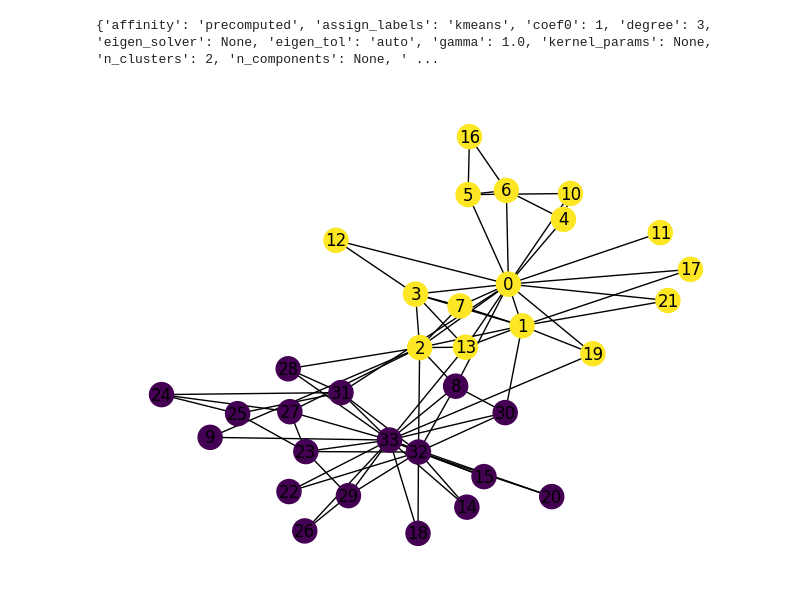
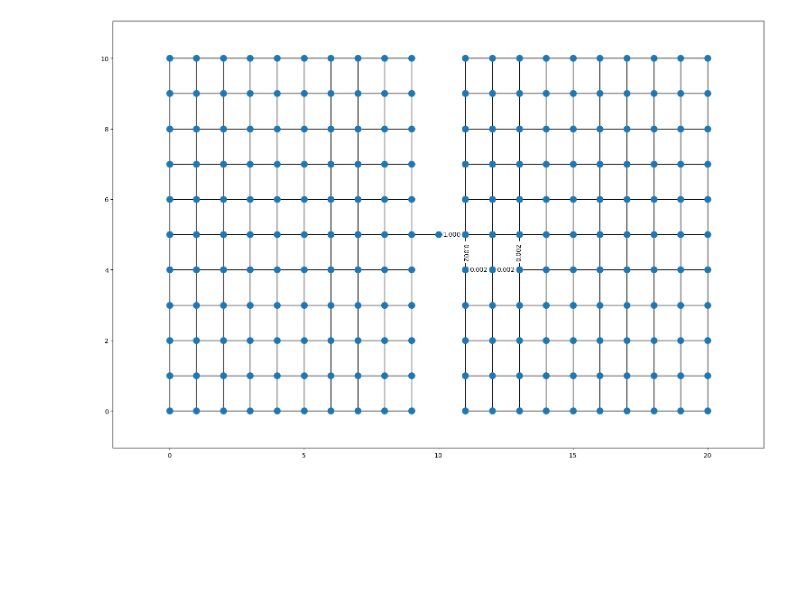
Before and after one commit to yamoling/marl, a Jupyter notebook: local-graph.ipynb, the cells around one changed output. Saved outputs shown, nothing was run; the diff lists cells and outputs as text; code cells hidden in the pictures; blank space fills up the shorter version.

Commit message:
Local graph OK

```diff
--- a/local-graph.ipynb
+++ b/local-graph.ipynb
@@ -157,23 +51,47 @@ ic| score: 0.020002000200020003
-# %%
-import numpy as np
-import networkx as nx
-from sklearn.cluster import SpectralClustering
-import matplotlib.pyplot as plt
-
-# Example graph
-G = nx.karate_club_graph()  # Using the famous Karate Club graph as an example
-A = nx.adjacency_matrix(G).todense()  # Adjacency matrix of the graph
-
-# Spectral clustering with 2 clusters
-sc = SpectralClustering(2, affinity="precomputed", n_init=100)
-params = sc.get_params(deep=True)
-print(params)
-labels = sc.fit_predict(A)
-
-# Visualize the clusters
-pos = nx.spring_layout(G)
-nx.draw(G, pos, node_color=labels, with_labels=True)
-plt.show()
-# %% [output]
-{'affinity': 'precomputed', 'assign_labels': 'kmeans', 'coef0': 1, 'degree': 3, 'eigen_solver': None, 'eigen_tol': 'auto', 'gamma': 1.0, 'kernel_params': None, 'n_clusters': 2, 'n_components': None, ' ...
-[figure, removed]
+# %%
+from collections import defaultdict
+
+graph = nx.Graph()
+vertex_positions = dict()
+edge_predictions = dict()
+hit_count = defaultdict(int)
+apparition_counts = defaultdict(int)
+
+for i in range(world.height):
+    for j in range(world.width):
+        from_state = WorldState([(i, j)], [], [True])
+        vertex_positions[from_state.agents_positions[0]] = (j, i)
+        try:
+            world.set_state(from_state)
+            for action in world.available_joint_actions():
+                if action == [Action.STAY]:
+                    continue
+                world.set_state(from_state)
+                world.step(action)
+                new_state = world.get_state()
+                edge = (state_hash(from_state, world), state_hash(new_state, world))
+
+                graph.add_edge(from_state.agents_positions[0], new_state.agents_positions[0])
+                hit_count[i, j] += finder.hit_count.get(edge, 0)
+                apparition_counts[i, j] += finder.apparition_count.get(edge, 0)
+                bottleneck_probability = finder.predict(edge)
+                if bottleneck_probability > 0:
+                    edge_predictions[from_state.agents_positions[0], new_state.agents_positions[0]] = f"{bottleneck_probability:.3f}"
+        except InvalidWorldStateError:
+            pass
+
+node_labels = dict()
+for key, hit_count in hit_count.items():
+    apparition_count = apparition_counts.get(key, 0)
+    node_labels[key] = f"{hit_count}/{apparition_count}"
+
+plt.figure(figsize=(15, 10))
+nx.draw_networkx_nodes(graph, pos=vertex_positions, label=False, node_size=100)
+nx.draw_networkx_edges(graph, pos=vertex_positions)
+nx.draw_networkx_edge_labels(graph, pos=vertex_positions, edge_labels=edge_predictions)
+plt.tick_params(left=True, bottom=True, labelleft=True, labelbottom=True)
+plt.tight_layout()
+plt.savefig("bottleneck.svg")
+plt.show()
+# %% [output]
+[figure, added]
```
Also changed, not shown: parts of 4 cells of this notebook, 9 other files.
